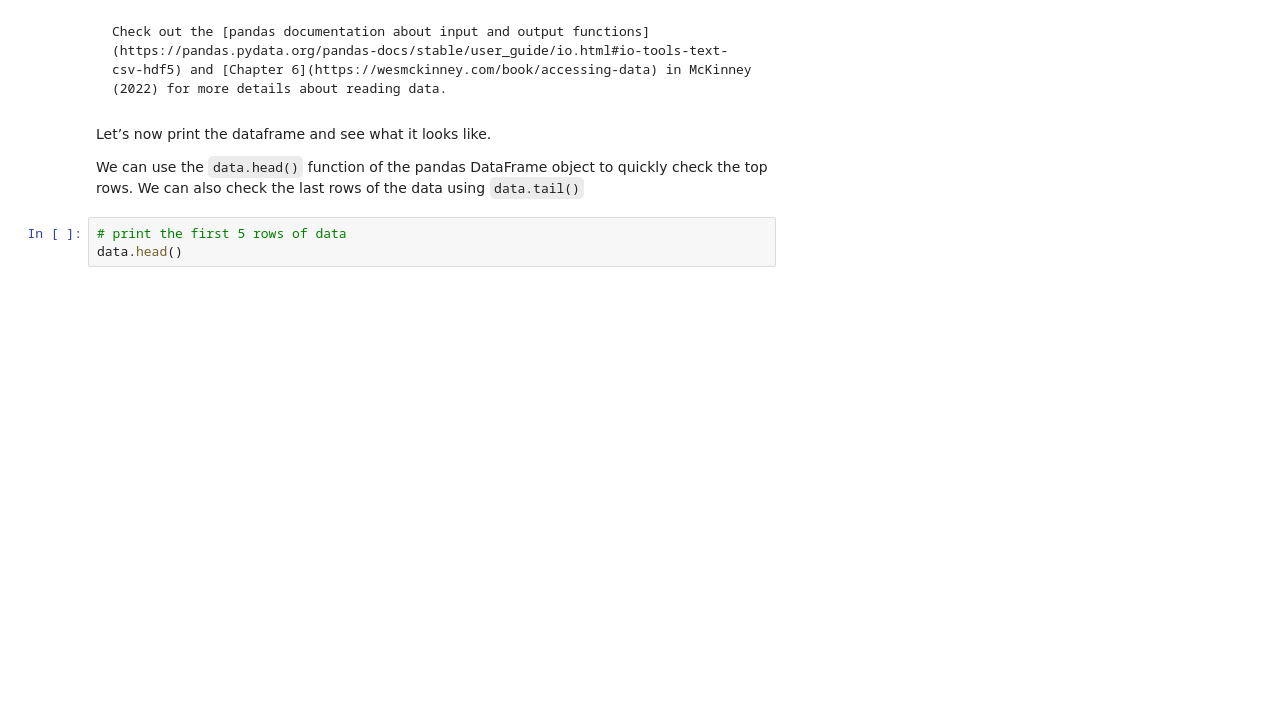
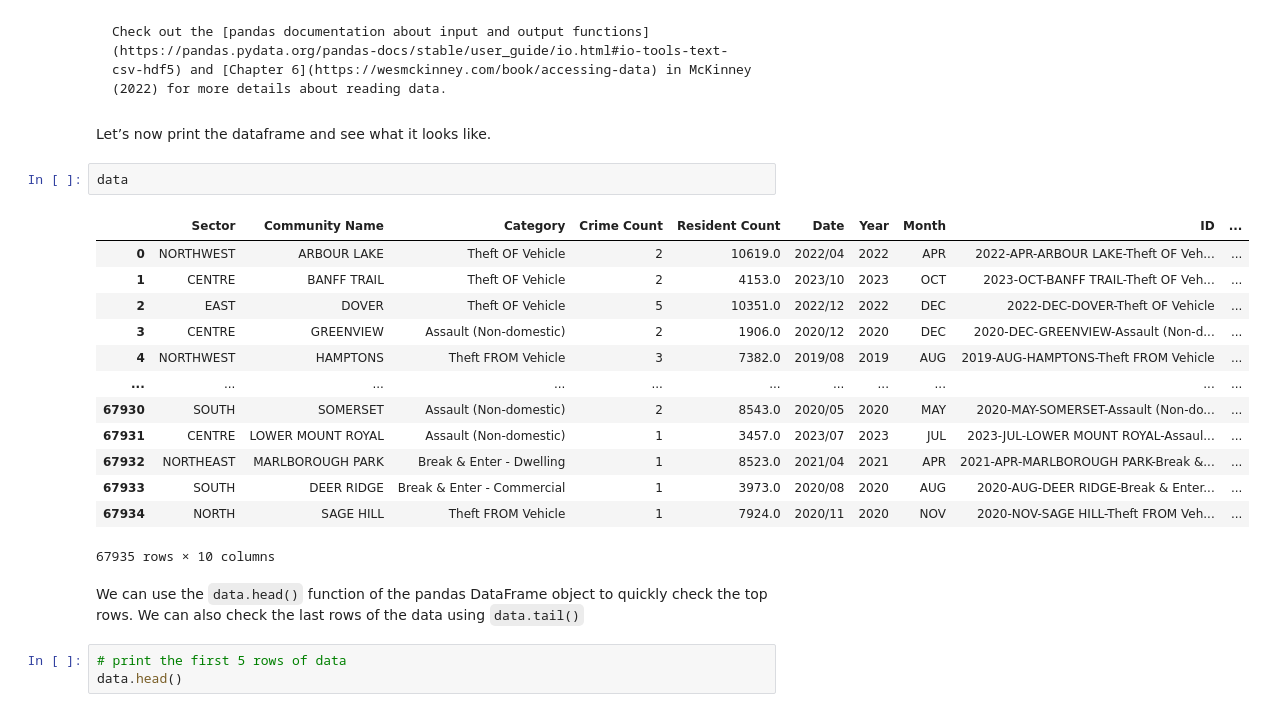
Before and after one commit to safarzadeh-reza/ENGO645-Assignments, a Jupyter notebook: source/notebooks/L2/using_pandas.ipynb, the cells around one changed output. Cells and saved outputs as stored; diff of their text form; blank space fills up the shorter version.

````diff
--- a/source/notebooks/L2/using_pandas.ipynb
+++ b/source/notebooks/L2/using_pandas.ipynb
@@ -45,8 +45,25 @@ data = pd.read_csv("Community_Crime_Statistics_20240120.csv", sep=',')
 ```{admonition} Reading different file formats
 Check out the [pandas documentation about input and output functions](https://pandas.pydata.org/pandas-docs/stable/user_guide/io.html#io-tools-text-csv-hdf5) and [Chapter 6](https://wesmckinney.com/book/accessing-data) in McKinney (2022) for more details about reading data.
 ```
+# %% [markdown]
+Let’s now print the dataframe and see what it looks like.
+# %%
+data
+# %% [output]
+|  | Sector | Community Name | Category | Crime Count | Resident Count | Date | Year | Month | ID | ... |
+| 0 | NORTHWEST | ARBOUR LAKE | Theft OF Vehicle | 2 | 10619.0 | 2022/04 | 2022 | APR | 2022-APR-ARBOUR LAKE-Theft OF Veh... | ... |
+| 1 | CENTRE | BANFF TRAIL | Theft OF Vehicle | 2 | 4153.0 | 2023/10 | 2023 | OCT | 2023-OCT-BANFF TRAIL-Theft OF Veh... | ... |
+| 2 | EAST | DOVER | Theft OF Vehicle | 5 | 10351.0 | 2022/12 | 2022 | DEC | 2022-DEC-DOVER-Theft OF Vehicle | ... |
+| 3 | CENTRE | GREENVIEW | Assault (Non-domestic) | 2 | 1906.0 | 2020/12 | 2020 | DEC | 2020-DEC-GREENVIEW-Assault (Non-d... | ... |
+| 4 | NORTHWEST | HAMPTONS | Theft FROM Vehicle | 3 | 7382.0 | 2019/08 | 2019 | AUG | 2019-AUG-HAMPTONS-Theft FROM Vehicle | ... |
+| ... | ... | ... | ... | ... | ... | ... | ... | ... | ... | ... |
+| 67930 | SOUTH | SOMERSET | Assault (Non-domestic) | 2 | 8543.0 | 2020/05 | 2020 | MAY | 2020-MAY-SOMERSET-Assault (Non-do... | ... |
+| 67931 | CENTRE | LOWER MOUNT ROYAL | Assault (Non-domestic) | 1 | 3457.0 | 2023/07 | 2023 | JUL | 2023-JUL-LOWER MOUNT ROYAL-Assaul... | ... |
+| 67932 | NORTHEAST | MARLBOROUGH PARK | Break & Enter - Dwelling | 1 | 8523.0 | 2021/04 | 2021 | APR | 2021-APR-MARLBOROUGH PARK-Break &... | ... |
+| 67933 | SOUTH | DEER RIDGE | Break & Enter - Commercial | 1 | 3973.0 | 2020/08 | 2020 | AUG | 2020-AUG-DEER RIDGE-Break & Enter... | ... |
+| 67934 | NORTH | SAGE HILL | Theft FROM Vehicle | 1 | 7924.0 | 2020/11 | 2020 | NOV | 2020-NOV-SAGE HILL-Theft FROM Veh... | ... |
+67935 rows × 10 columns
 # %% [markdown]
-Let’s now print the dataframe and see what it looks like.
 
 We can use the `data.head()` function of the pandas DataFrame object to quickly check the top rows. We can also check the last rows of the data using `data.tail()`
 # %%
````
Also changed, not shown: parts of 30 cells of this notebook, 1 other file.
